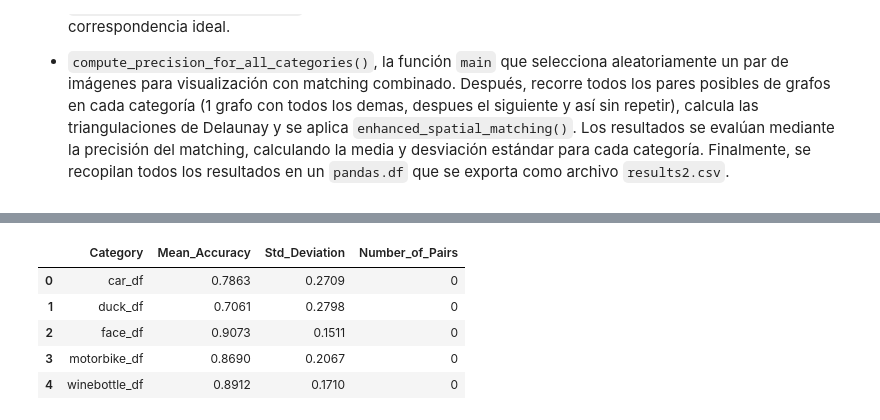
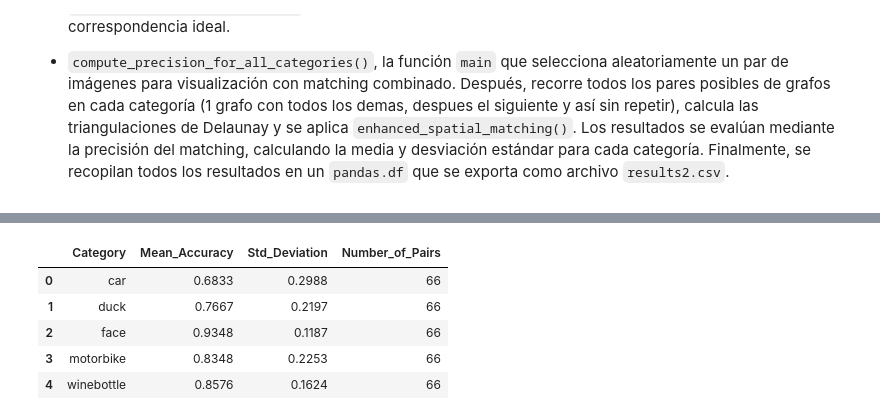
Before and after one commit to JBLOZ/IA, a Jupyter notebook: 2doAnyo/2doCuatri/tecnicas_de_algoritmos_de_busqueda/practicas/src/match_part_2.ipynb, the cells around one changed output, grey strips where cells are left out. Drawn from its saved outputs; the diff is of its cells as text; code cells hidden in the pictures.

```diff
--- a/2doAnyo/2doCuatri/tecnicas_de_algoritmos_de_busqueda/practicas/src/match_part_2.ipynb
+++ b/2doAnyo/2doCuatri/tecnicas_de_algoritmos_de_busqueda/practicas/src/match_part_2.ipynb
@@ -46,6 +44,11 @@ logger.info(f'Logging level: {logging.getLevelName(logger.getEffectiveLevel())}'
 
 dl = DataLoader()
 dlf = dl.load_data()
+resultados = './results/'
+dlf_12_pares = {}
+
+for key in dlf:
+    dlf_12_pares[key] = dlf[key].sample(12)
 # %% [markdown]
 - #### Carga de imagenes y plotteo de par de Imagenes
     En `load_and_preprocess_images()` redimensionaremos las imágenes, indicando en que fila del dataset correspondiente buscar, de esta forma encontraremos las imagenes y puntos correspondientes y las devolveremos todo redimensionado
@@ -407,12 +430,12 @@ def compute_cost_components(kpts1, kpts2, adj_matrix1, adj_matrix2):
     G2 = nx.from_numpy_array(adj_matrix2)
 
     # Paso 2: Calcular los embeddings de node2vec para cada grafo
-    node2vec_emb1 = compute_node2vec_embeddings(G1)
-    node2vec_emb2 = compute_node2vec_embeddings(G2)
+    node2vec_emb1 = node2vec(G1)
+    node2vec_emb2 = node2vec(G2)
 
     # Paso 3: Calcular las matrices de hitting times para cada grafo
-    hitting_times1 = compute_hitting_time_matrix(G1)  # Matriz de tamaño (n1, n1)
-    hitting_times2 = compute_hitting_time_matrix(G2)  # Matriz de tamaño (n2, n2)
+    hitting_times1 = hit(G1)  # Matriz de tamaño (n1, n1)
+    hitting_times2 = hit(G2)  # Matriz de tamaño (n2, n2)
 
 
     cost_spatial = np.zeros((n1, n2))
@@ -574,9 +597,6 @@ def compute_precision_for_all_categories(dlf):
 
     # Iterar sobre cada categoría en el dataset
     for cat_name, cat_df in dlf.items():
-
-        if cat_name == '__pycache___df':
-            continue  # Omitir entradas no relevantes
 
         # Paso 2: Calcular la precisión del matching para todos los pares de imágenes en la categoría
         precisions = []
@@ -604,7 +624,7 @@ def compute_precision_for_all_categories(dlf):
                 # Evaluar la precisión del matching
                 prec = evaluate_matching_precision(kpts1, matching)
                 precisions.append(prec)
-                 num_pairs += 1
+                num_pairs += 1
 
 
         # Paso 3: Calcular la precisión media y la desviación estándar
@@ -624,11 +644,11 @@ def compute_precision_for_all_categories(dlf):
 
     # Paso final: guardamos los resultados globales en un pandas.df y exportamos a CSV
     results_df = pd.DataFrame(overall_results)
-    results_df.to_csv(f"{resultados}(0.4,0.3,0.3).csv", index=False)
-    logger.info(f"Resultados globales guardados en {resultados}(0.4,0.3,0.3).csv")
+    results_df.to_csv(f"{resultados}(0.4,0.3,0.3))_results.csv", index=False)
+    logger.info(f"Resultados globales guardados en {resultados}(0.4,0.3,0.3))_results.csv")
 
     return results_df
 # %%
-matching_433_results = compute_precision_for_all_categories(dlf)
+matching_433_results = compute_precision_for_all_categories(dlf_12_pares)
 matching_433_results
 # %% [output]
@@ -641,9 +661,9 @@ matching_433_results
 |  | Category | Mean_Accuracy | Std_Deviation | Number_of_Pairs |
-| 0 | car_df | 0.7863 | 0.2709 | 0 |
-| 1 | duck_df | 0.7061 | 0.2798 | 0 |
-| 2 | face_df | 0.9073 | 0.1511 | 0 |
-| 3 | motorbike_df | 0.8690 | 0.2067 | 0 |
-| 4 | winebottle_df | 0.8912 | 0.1710 | 0 |
+| 0 | car | 0.6833 | 0.2988 | 66 |
+| 1 | duck | 0.7667 | 0.2197 | 66 |
+| 2 | face | 0.9348 | 0.1187 | 66 |
+| 3 | motorbike | 0.8348 | 0.2253 | 66 |
+| 4 | winebottle | 0.8576 | 0.1624 | 66 |
 # %%
 def baseline_analisis(dlf):
     """
```
Also changed, not shown: parts of 16 cells of this notebook, 11 other files.
